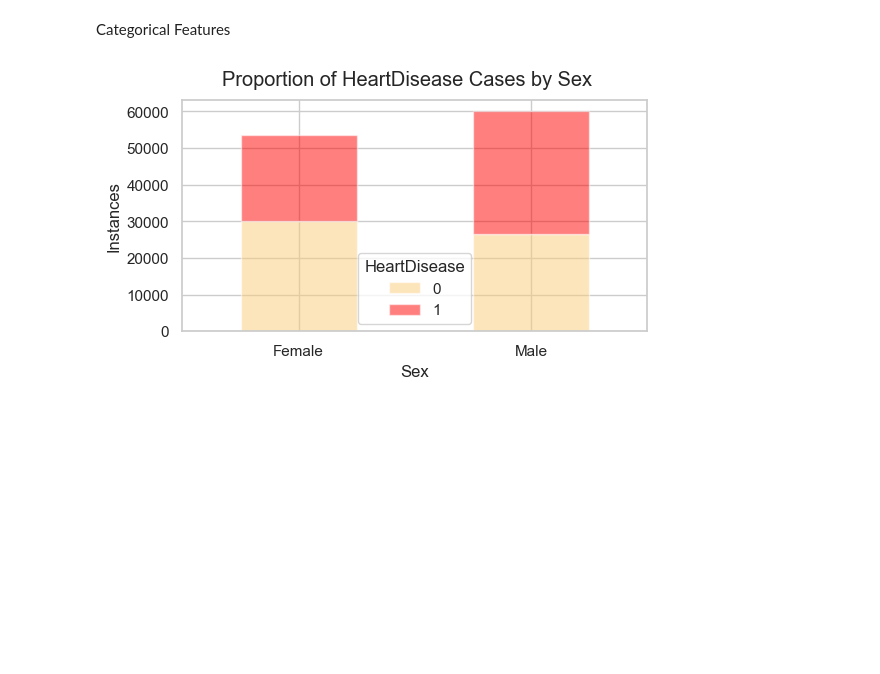
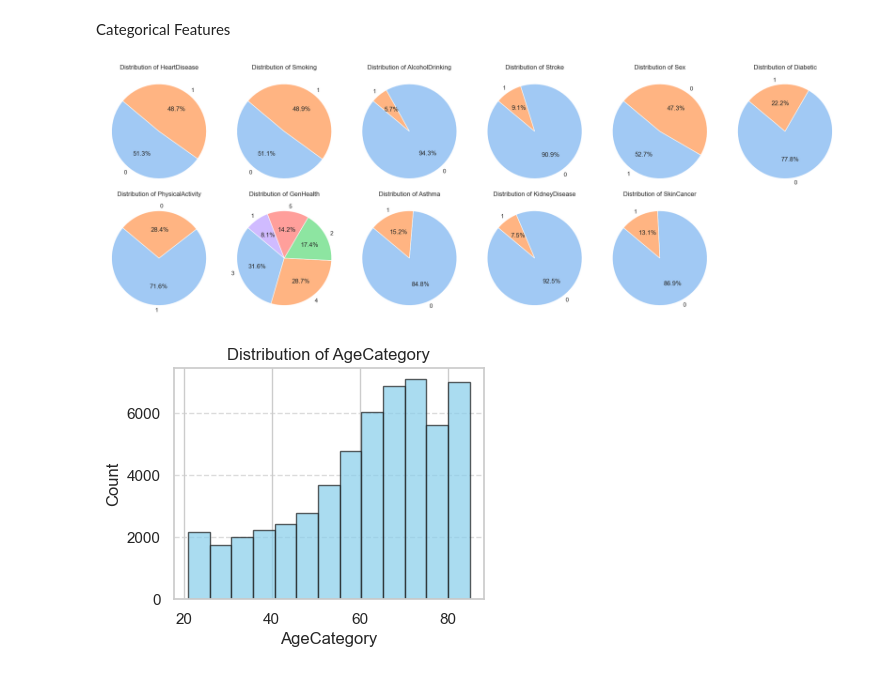
Before and after one commit to ptorija/Probabilistic-Heart-Disease-Prediction, a Jupyter notebook: src/data_preparation/exploratory_data_analysis.ipynb, the cells around one changed output. Drawn from its saved outputs; the diff is of its cells as text; code cells hidden in the pictures; blank space fills up the shorter version.

```diff
--- a/src/data_preparation/exploratory_data_analysis.ipynb
+++ b/src/data_preparation/exploratory_data_analysis.ipynb
@@ -29,22 +29,36 @@ plt.show()
 # %% [markdown]
 Categorical Features
-# %%
-import matplotlib.pyplot as plt
-
-# Group the data by "Sex" and calculate the proportion of "HeartDisease=1"
-grouped_data = df.groupby('Sex')['HeartDisease'].value_counts().unstack().fillna(0)
-
-# Create the plot
-fig, ax = plt.subplots(figsize=(6, 3))
-grouped_data.plot(kind='bar', stacked=True, ax=ax, color=['#fccc79', 'red'], alpha=0.5)  # Inverted colors
-
-# Set labels and title
-ax.set_xticklabels(["Female", "Male"], rotation=0)
-ax.set_xlabel("Sex")
-ax.set_ylabel("Instances")
-fig.suptitle("Proportion of HeartDisease Cases by Sex")
-
-# Show the plot
-plt.show()
-# %% [output]
-[figure, removed]
+# %%
+import matplotlib.pyplot as plt
+
+# Define the number of columns per row
+columns_per_row = 5
+
+categorical_features = ['HeartDisease', 'Smoking', 'AlcoholDrinking', 'Stroke', 'Sex', 'Diabetic', 'PhysicalActivity', 'GenHealth', 'Asthma', 'KidneyDisease', 'SkinCancer']
+
+plt.figure(figsize=(20, 7))  # Increase the width of the figure to accommodate 5 charts per row
+
+for i, feature in enumerate(categorical_features):
+    plt.subplot(2, len(categorical_features) // 2 + 1, i + 1)  # Use // for integer division
+    feature_counts = df[feature].value_counts()
+    labels = feature_counts.index
+    sizes = feature_counts.values
+    colors = sns.color_palette('pastel')[0:len(labels)]
+    plt.pie(sizes, labels=labels, colors=colors, autopct='%1.1f%%', startangle=140)
+    plt.title(f'Distribution of {feature}')
+
+plt.tight_layout()
+plt.show()
+
+# Plot a histogram for the "AgeCategory" feature
+plt.figure(figsize=(4,3))
+plt.hist(df['AgeCategory'], bins=13, edgecolor='k', color='skyblue', alpha=0.7)
+plt.title('Distribution of AgeCategory')
+plt.xlabel('AgeCategory')
+plt.ylabel('Count')
+plt.grid(axis='y', linestyle='--', alpha=0.7)
+
+plt.show()
+# %% [output]
+[figure, added]
+[figure, added]
```
Also changed, not shown: parts of 3 cells of this notebook, 4 other files.
